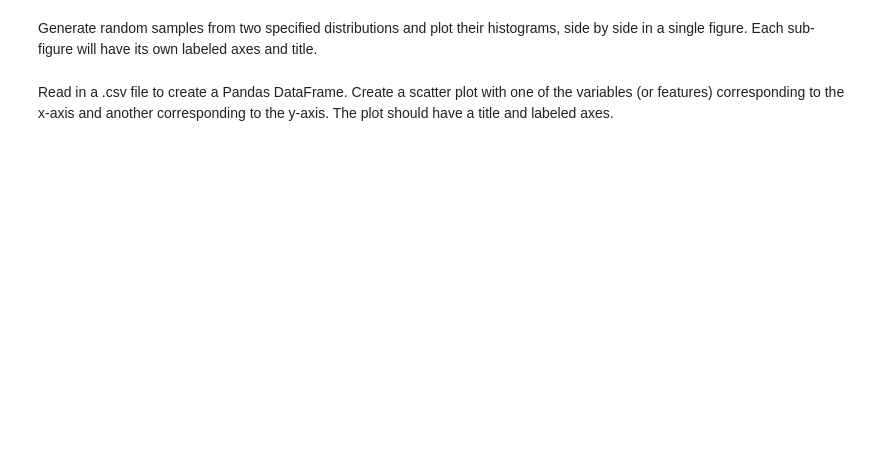
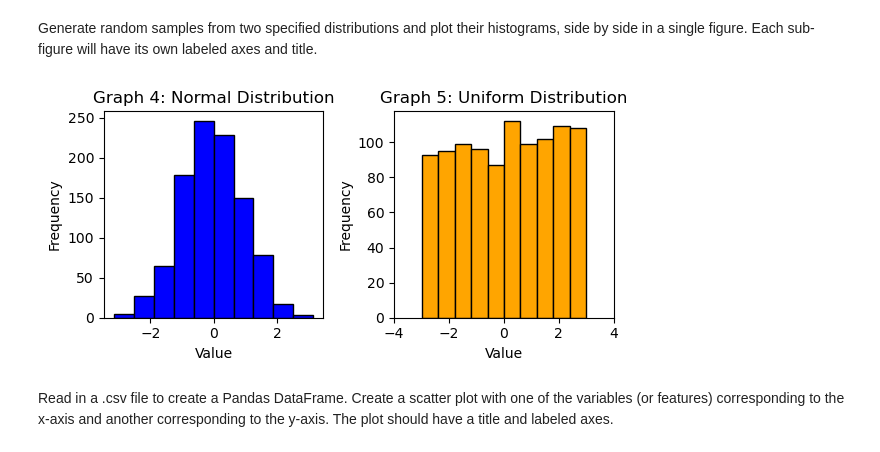
Before and after one commit to gabevu/qtm151fall2025, a Jupyter notebook: practice_quiz/practice_quiz.ipynb, the cells around one changed output. Cells and saved outputs as stored; diff of their text form; code cells hidden in the pictures; blank space fills up the shorter version.

```diff
--- a/practice_quiz/practice_quiz.ipynb
+++ b/practice_quiz/practice_quiz.ipynb
@@ -209,6 +256,38 @@ You are given two lists of numbers, x_vals and y_vals, and must create a Numpy a
 Generate random samples from two specified distributions and plot their histograms, side by side in a single figure. Each sub-figure will have its own labeled axes and title.
 # %%
 #answer here:
+
+#import anything you'll need to set up the histograms.
+import numpy as np
+import matplotlib.pyplot as plt
+import pandas as pd
+
+#Make fake samples to use in our histograms
+normal_sample = np.random.normal(loc=0, scale=1, size=1000)
+uniform_sample = np.random.uniform(low=-3, high=3, size=1000) #low is min, high is max
+
+#set up the subplots
+fig, subfig_array = plt.subplots(nrows = 1, ncols = 2, figsize= (6, 3))
+
+#set up the first histogram
+subfig_array[0].hist(normal_sample, color='blue', edgecolor='black')
+subfig_array[0].set_title("Graph 4: Normal Distribution")
+subfig_array[0].set_xlabel("Value")
+subfig_array[0].set_ylabel("Frequency")
+#Set up the second histogram
+subfig_array[1].hist(uniform_sample, color='orange', edgecolor='black')
+subfig_array[1].set_title("Graph 5: Uniform Distribution")
+subfig_array[1].set_xlabel("Value")
+subfig_array[1].set_ylabel("Frequency")
+
+#adjust x-axis
+plt.xlim(-4, 4)
+
+#tight layout
+plt.tight_layout()
+plt.show()
+# %% [output]
+[figure, added]
 # %% [markdown]
 Read in a .csv file to create a Pandas DataFrame. Create a scatter plot with one of the variables (or features) corresponding to the x-axis and another corresponding to the y-axis. The plot should have a title and labeled axes.
 # %%
```
Also changed, not shown: parts of 6 cells of this notebook.
